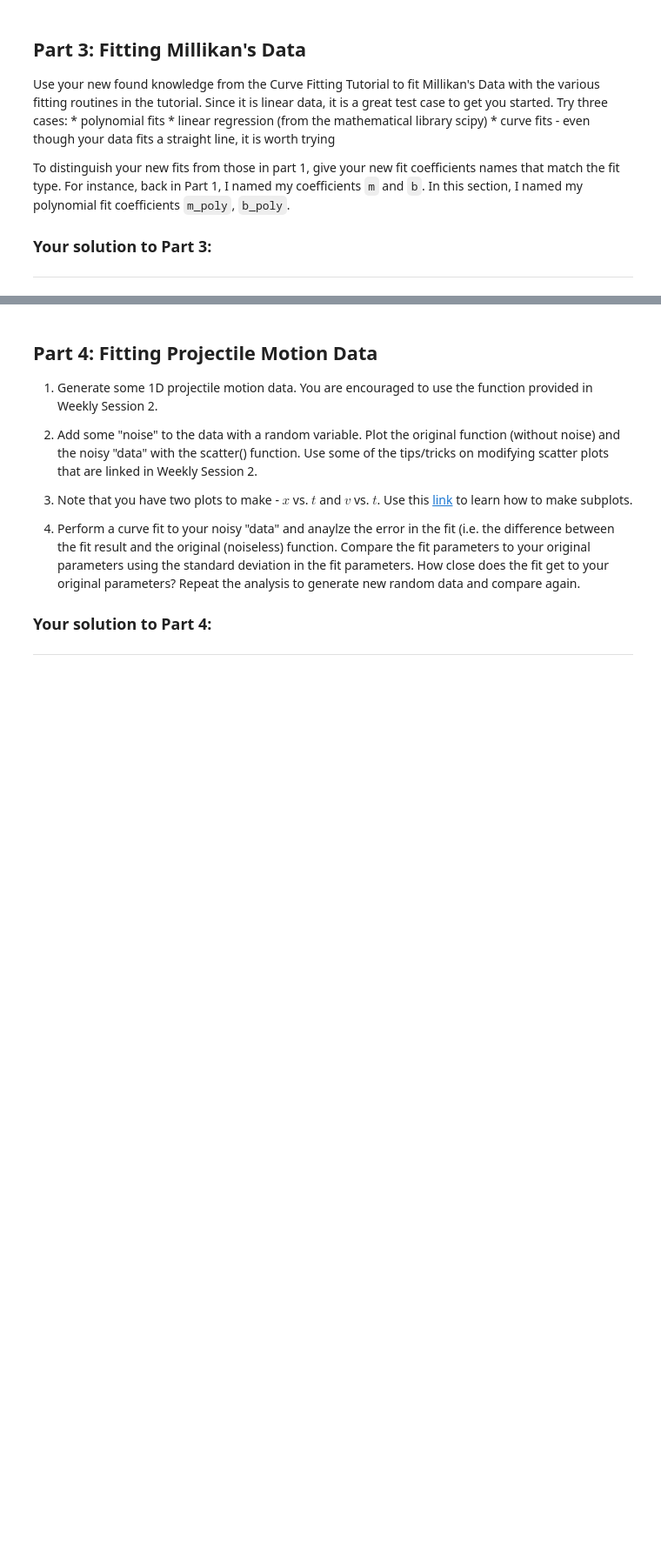
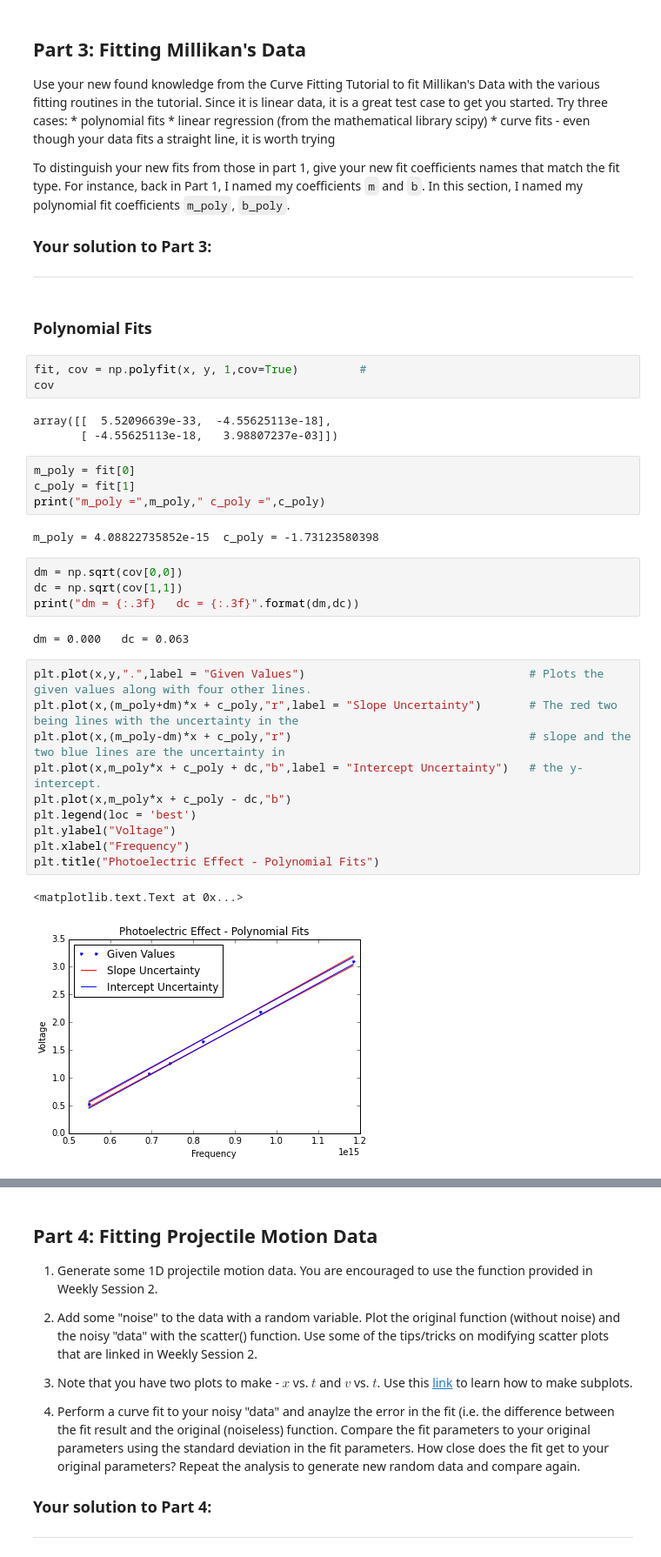
Before and after one commit to willmon16/Labs, a Jupyter notebook: Lab2/Lab2 - Curve Fitting.ipynb, the cells around one changed output, grey strips where cells are left out. Shown at 87% size. Saved outputs shown, nothing was run; the diff lists cells and outputs as text; blank space fills up the shorter version.

Commit message:
Turned in version 0
Must finish adding comments to polynomial fit, do part 4, and answer
post lab questions.

```diff
--- a/Lab2/Lab2 - Curve Fitting.ipynb
+++ b/Lab2/Lab2 - Curve Fitting.ipynb
@@ -82,3 +128,36 @@ To distinguish your new fits from those in part 1, give your new fit coefficient
 
 ### Your solution to Part 3:
 -----------------------------------------------------------------------------------------------
+# %% [markdown]
+### Polynomial Fits
+# %%
+fit, cov = np.polyfit(x, y, 1,cov=True)         #
+cov
+# %% [output]
+array([[  5.52096639e-33,  -4.55625113e-18],
+       [ -4.55625113e-18,   3.98807237e-03]])
+# %%
+m_poly = fit[0]
+c_poly = fit[1]
+print("m_poly =",m_poly," c_poly =",c_poly)
+# %% [output]
+m_poly = 4.08822735852e-15  c_poly = -1.73123580398
+# %%
+dm = np.sqrt(cov[0,0])
+dc = np.sqrt(cov[1,1])
+print("dm = {:.3f}   dc = {:.3f}".format(dm,dc))
+# %% [output]
+dm = 0.000   dc = 0.063
+# %%
+plt.plot(x,y,".",label = "Given Values")                                 # Plots the given values along with four other lines.
+plt.plot(x,(m_poly+dm)*x + c_poly,"r",label = "Slope Uncertainty")       # The red two being lines with the uncertainty in the
+plt.plot(x,(m_poly-dm)*x + c_poly,"r")                                   # slope and the two blue lines are the uncertainty in
+plt.plot(x,m_poly*x + c_poly + dc,"b",label = "Intercept Uncertainty")   # the y-intercept.
+plt.plot(x,m_poly*x + c_poly - dc,"b")
+plt.legend(loc = 'best')
+plt.ylabel("Voltage")
+plt.xlabel("Frequency")
+plt.title("Photoelectric Effect - Polynomial Fits")
+# %% [output]
+<matplotlib.text.Text at 0x...>
+[figure, added]
```
Also changed, not shown: parts of 6 cells of this notebook, 1 other file.
